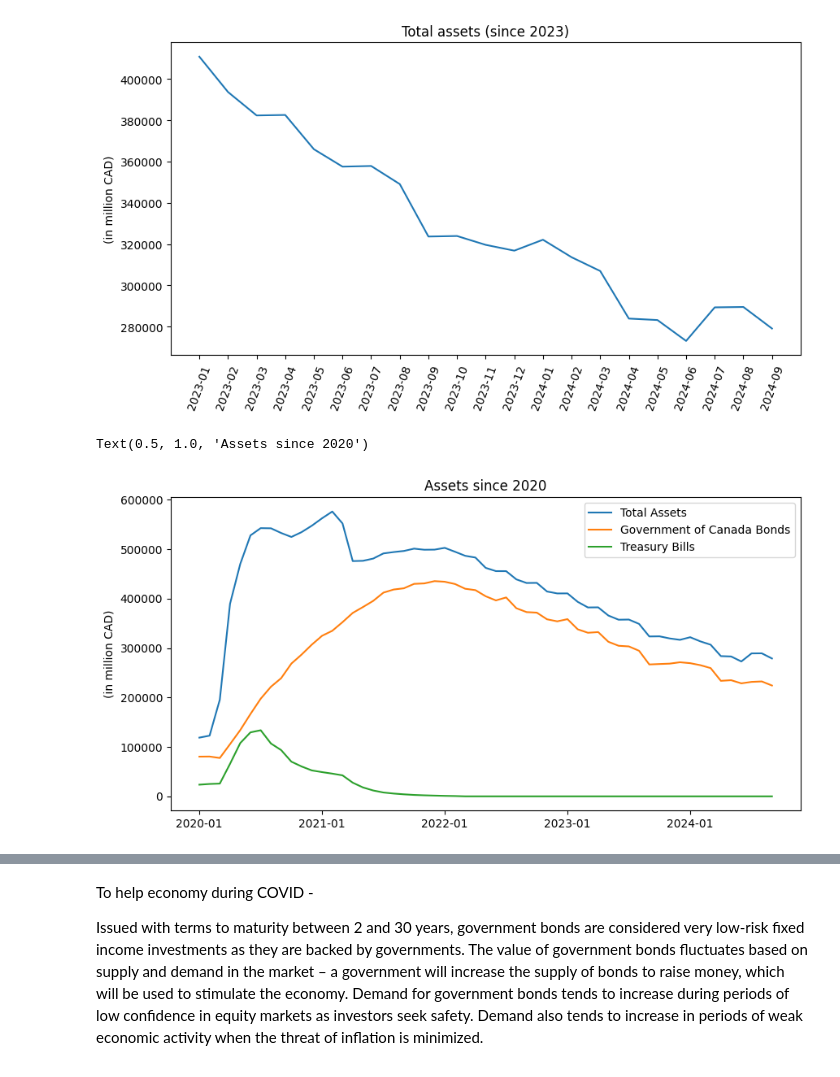
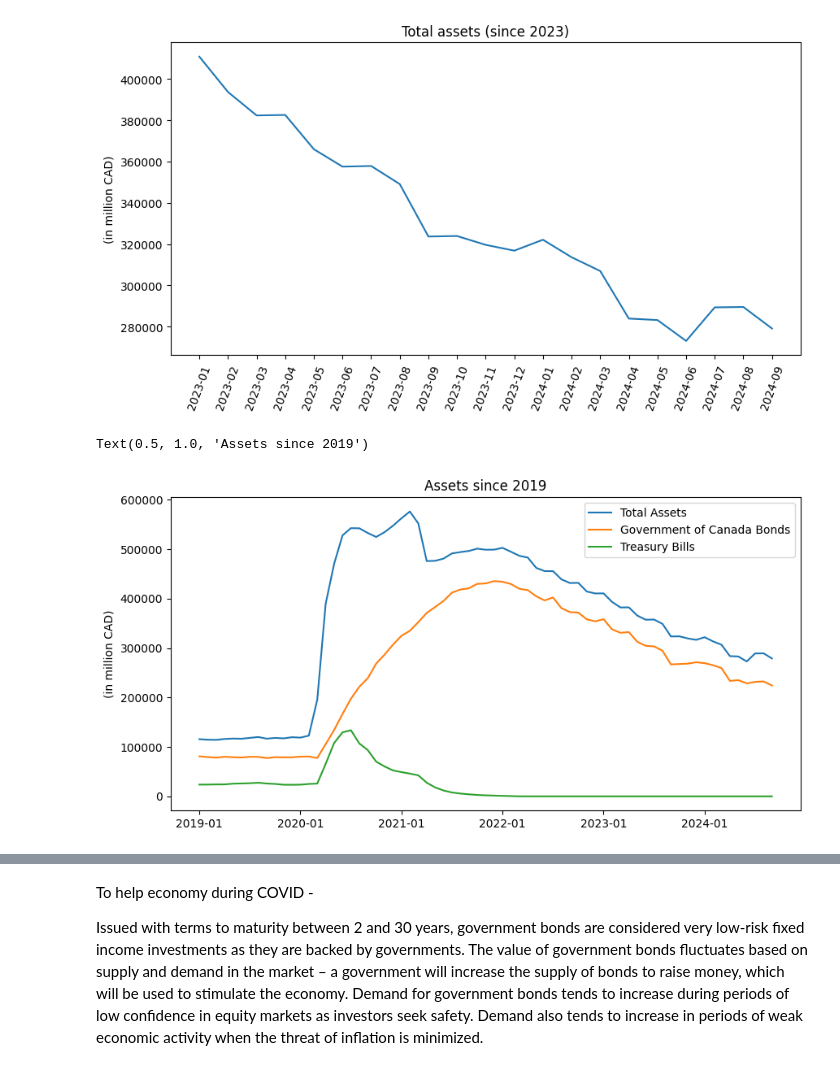
Before and after one commit to vanshuwjoshi/Bank-of-Canada-Assets-and-Liabilities, a Jupyter notebook: data_explore.ipynb, the cells around one changed output, grey strips where cells are left out. Saved outputs shown, nothing was run; the diff lists cells and outputs as text; code cells hidden in the pictures.

Commit message:
Visualisations

```diff
--- a/data_explore.ipynb
+++ b/data_explore.ipynb
@@ -101,38 +101,38 @@ plt.figure(figsize=(10, 5))
 sns.lineplot(
     data=data[
         (data["Assets and liabilities"] == "Total assets")
-        & (data["REF_DATE"] >= "2020-01")
+        & (data["REF_DATE"] >= "2019-01")
         # & (data["REF_DATE"] <= "2022-12")
     ],
     x="REF_DATE",
     y="VALUE",
     label="Total Assets",
 )
 sns.lineplot(
     data=data[
         (data["Assets and liabilities"] == "Total, Government of Canada, bonds")
-        & (data["REF_DATE"] >= "2020-01")
+        & (data["REF_DATE"] >= "2019-01")
         # & (data["REF_DATE"] <= "2022-12")
     ],
     x="REF_DATE",
     y="VALUE",
     label="Government of Canada Bonds",
 )
 sns.lineplot(
     data=data[
         (data["Assets and liabilities"] == "Government of Canada, Treasury Bills")
-        & (data["REF_DATE"] >= "2020-01")
+        & (data["REF_DATE"] >= "2019-01")
         # & (data["REF_DATE"] <= "2022-12")
     ],
     x="REF_DATE",
     y="VALUE",
     label="Treasury Bills",
 )
-plt.xticks(["2020-01", "2021-01", "2022-01", "2023-01", "2024-01"])
+plt.xticks(["2019-01", "2020-01", "2021-01", "2022-01", "2023-01", "2024-01"])
 plt.xlabel("")
 plt.legend(loc="upper right")
 plt.ylabel("(in million CAD)")
-plt.title("Assets since 2020")
+plt.title("Assets since 2019")
 # %% [output]
-Text(0.5, 1.0, 'Assets since 2020')
+Text(0.5, 1.0, 'Assets since 2019')
-[figure, old version]
+[figure, new version]
```
Also changed, not shown: parts of 1 cell of this notebook.
